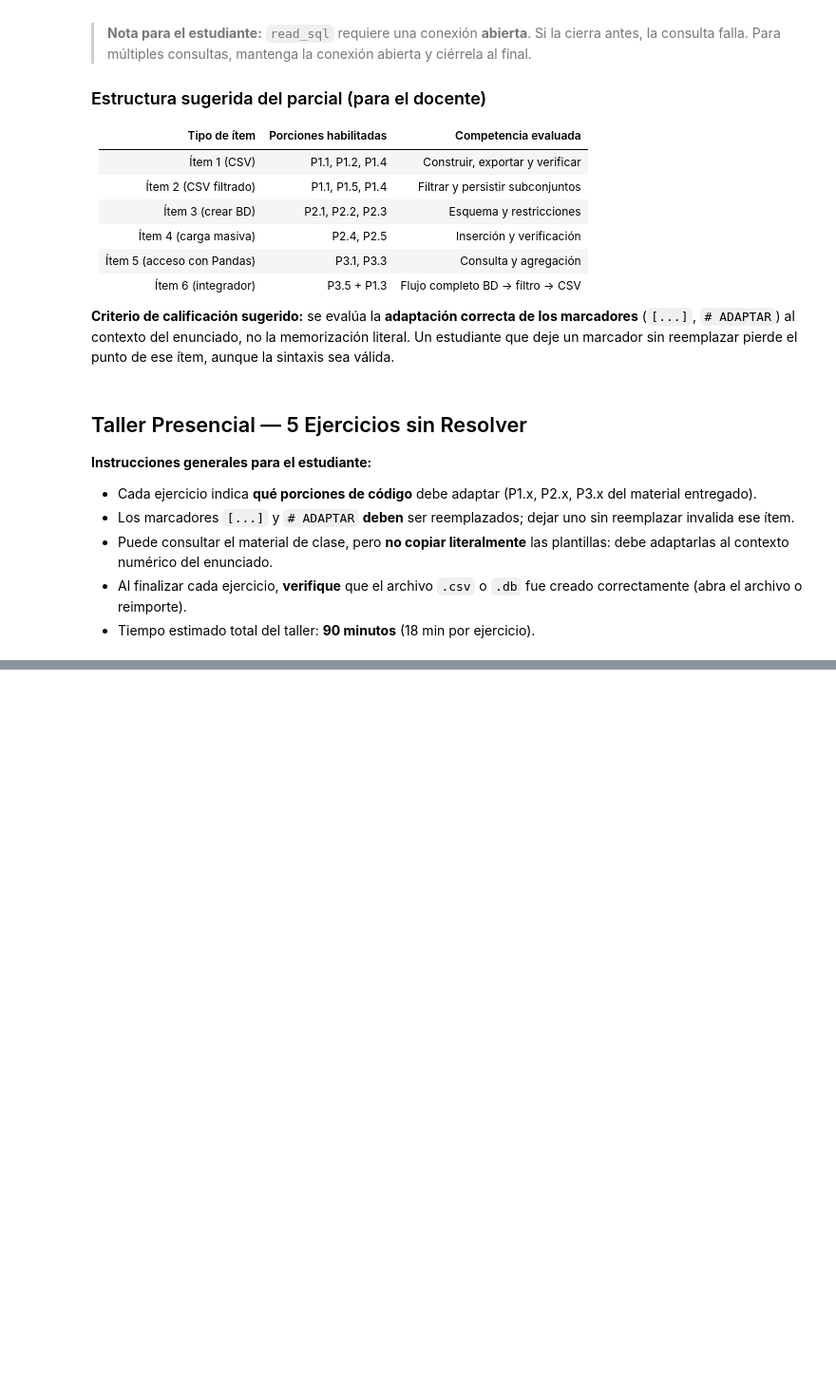
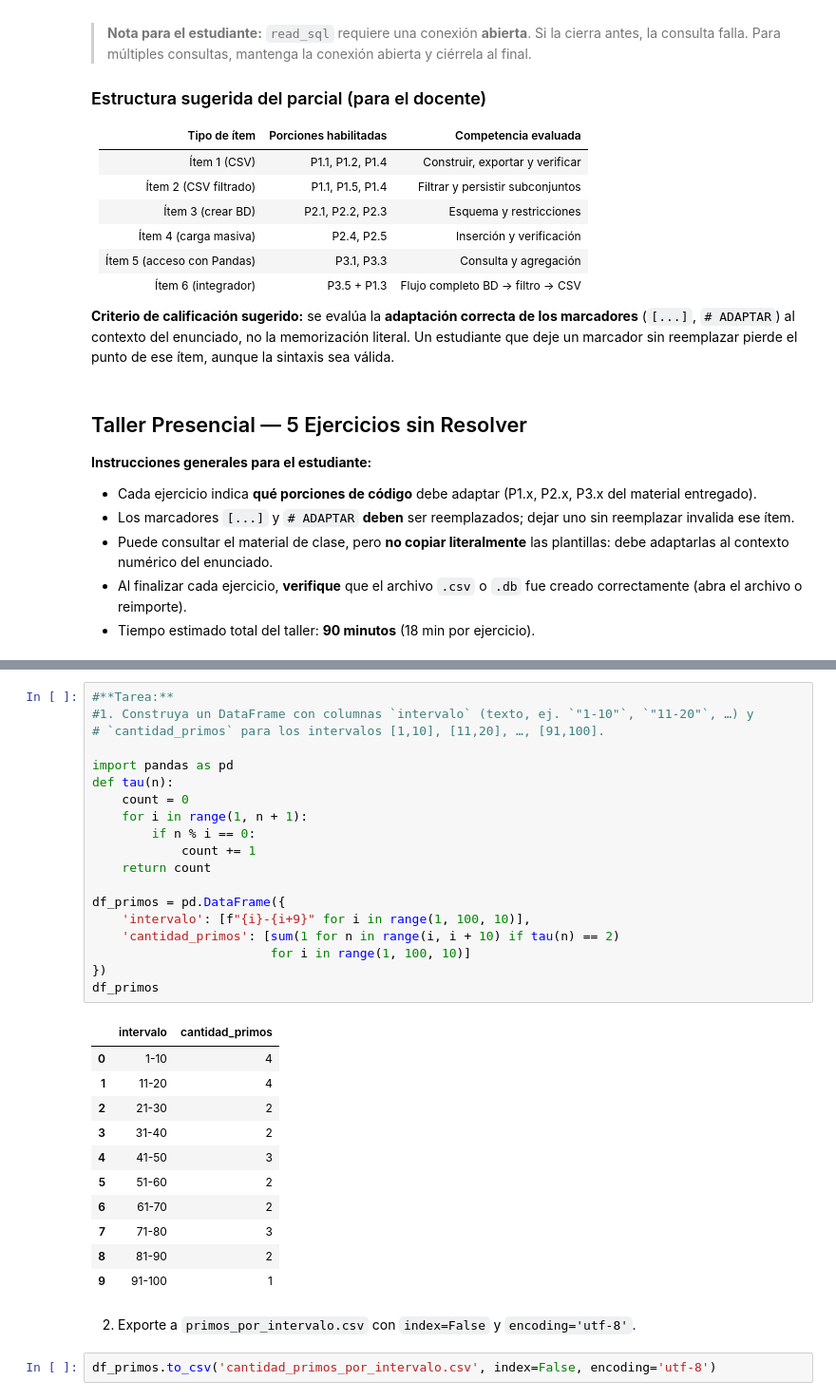
Before and after one commit to marco-canas/fundamentos_de_programacion, a Jupyter notebook: 2_clases/unidad4/1_scripts/capitulo_10_datos_y_bases_de_datos.ipynb, the cells around one changed output, grey strips where cells are left out. Shown at 95% size. Saved outputs shown, nothing was run; the diff lists cells and outputs as text; blank space fills up the shorter version.

```diff
--- a/2_clases/unidad4/1_scripts/capitulo_10_datos_y_bases_de_datos.ipynb
+++ b/2_clases/unidad4/1_scripts/capitulo_10_datos_y_bases_de_datos.ipynb
@@ -630,0 +618,35 @@ conexion.close()
+# %%
+#**Tarea:**
+#1. Construya un DataFrame con columnas `intervalo` (texto, ej. `"1-10"`, `"11-20"`, …) y
+# `cantidad_primos` para los intervalos [1,10], [11,20], …, [91,100].
+
+import pandas as pd
+def tau(n):
+    count = 0
+    for i in range(1, n + 1):
+        if n % i == 0:
+            count += 1
+    return count
+
+df_primos = pd.DataFrame({
+    'intervalo': [f"{i}-{i+9}" for i in range(1, 100, 10)],
+    'cantidad_primos': [sum(1 for n in range(i, i + 10) if tau(n) == 2)
+                        for i in range(1, 100, 10)]
+})
+df_primos
+# %% [output]
+|  | intervalo | cantidad_primos |
+| 0 | 1-10 | 4 |
+| 1 | 11-20 | 4 |
+| 2 | 21-30 | 2 |
+| 3 | 31-40 | 2 |
+| 4 | 41-50 | 3 |
+| 5 | 51-60 | 2 |
+| 6 | 61-70 | 2 |
+| 7 | 71-80 | 3 |
+| 8 | 81-90 | 2 |
+| 9 | 91-100 | 1 |
+# %% [markdown]
+2. Exporte a `primos_por_intervalo.csv` con `index=False` y `encoding='utf-8'`.
+# %%
+df_primos.to_csv('cantidad_primos_por_intervalo.csv', index=False, encoding='utf-8')
```
Also changed, not shown: parts of 26 cells of this notebook, 7 other files.
